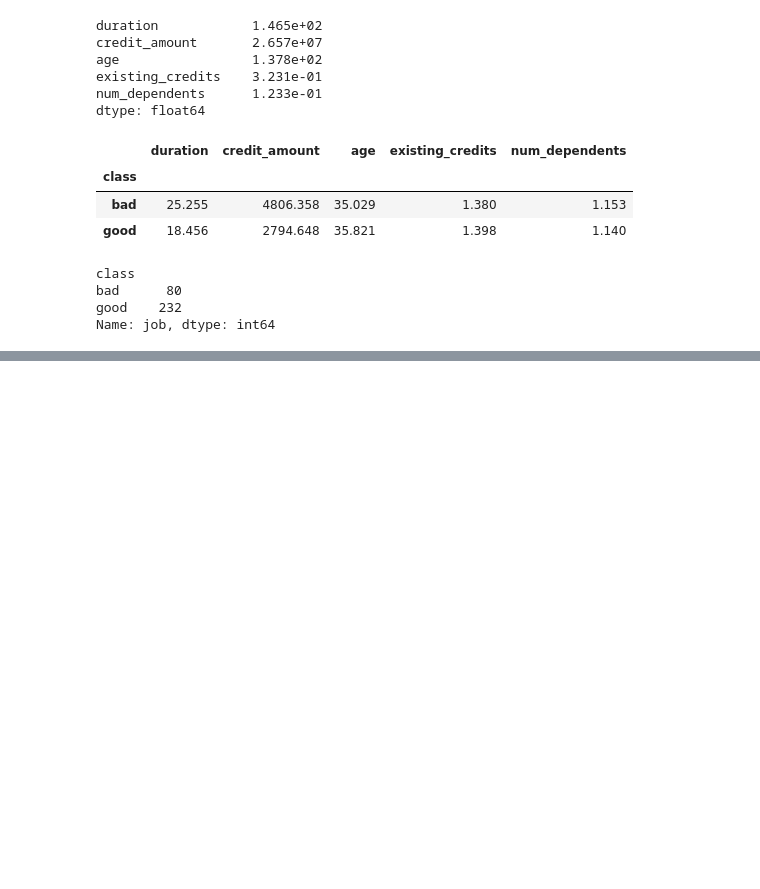
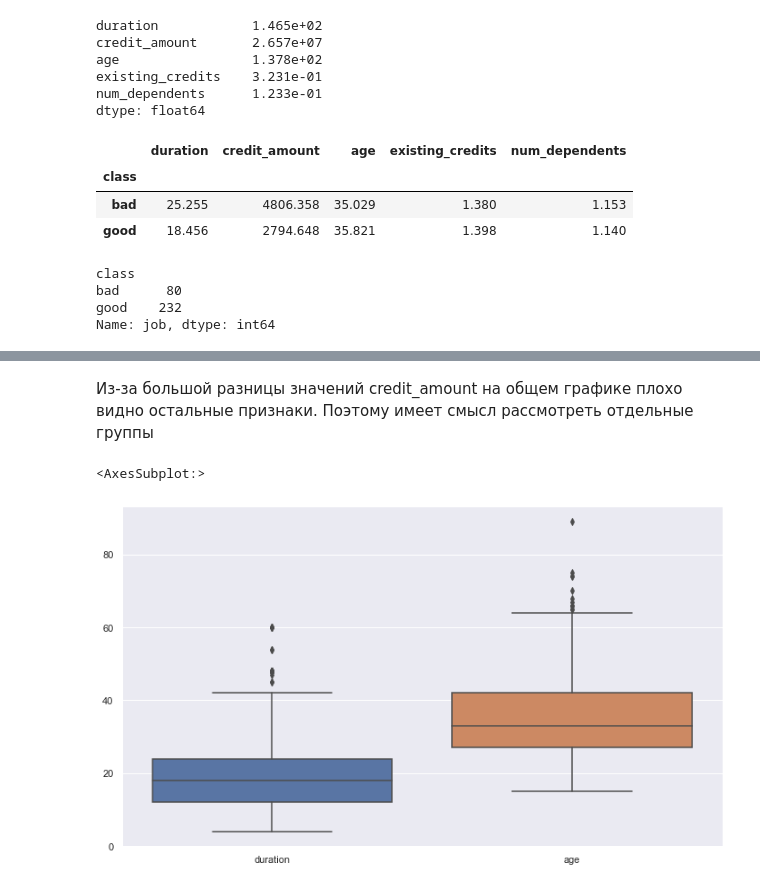
Before and after one commit to ostrenkota/IAD, a Jupyter notebook: lab1_task.ipynb, the cells around one changed output, grey strips where cells are left out. Cells and saved outputs as stored; diff of their text form; code cells hidden in the pictures; blank space fills up the shorter version.

```diff
--- a/lab1_task.ipynb
+++ b/lab1_task.ipynb
@@ -97,0 +128,8 @@ Name: job, dtype: int64
+# %% [markdown]
+Из-за большой разницы значений credit_amount на общем графике плохо видно остальные признаки. Поэтому имеет смысл рассмотреть отдельные группы
+# %%
+plt.subplots(figsize=(12,7))
+sns.boxplot(data=credit_df.loc[:,['duration', 'age']])
+# %% [output]
+<AxesSubplot:>
+[figure, added]
```
Also changed, not shown: parts of 22 cells of this notebook, 1 other file.
